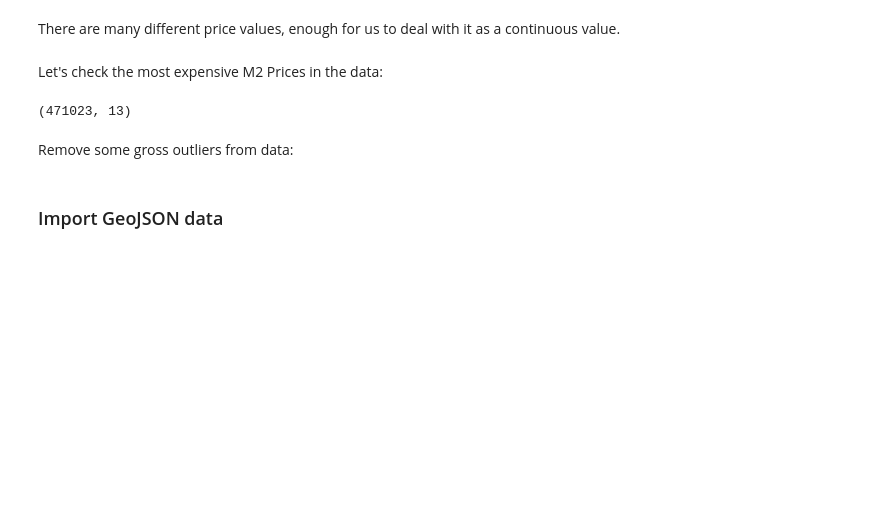
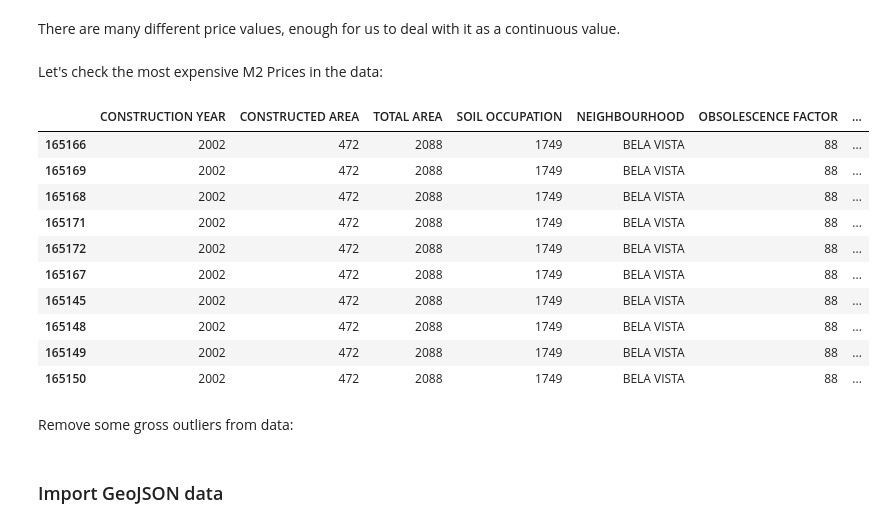
Before and after one commit to guilhermelemmi/landvalue-sp, a Jupyter notebook: FourSquare Land Prices 2.ipynb, the cells around one changed output. Cells and saved outputs as stored; diff of their text form; code cells hidden in the pictures; blank space fills up the shorter version.

```diff
--- a/FourSquare Land Prices 2.ipynb
+++ b/FourSquare Land Prices 2.ipynb
@@ -219,9 +258,18 @@ There are many different price values, enough for us to deal with it as a contin
 Let's check the most expensive M2 Prices in the data:
 # %%
 landvalueDF.sort_values(by ='M2 PRICE', ascending=False).head(10)
-landvalueDF.shape
 # %% [output]
-(471023, 13)
+|  | CONSTRUCTION YEAR | CONSTRUCTED AREA | TOTAL AREA | SOIL OCCUPATION | NEIGHBOURHOOD | OBSOLESCENCE FACTOR | ... |
+| 165166 | 2002 | 472 | 2088 | 1749 | BELA VISTA | 88 | ... |
+| 165169 | 2002 | 472 | 2088 | 1749 | BELA VISTA | 88 | ... |
+| 165168 | 2002 | 472 | 2088 | 1749 | BELA VISTA | 88 | ... |
+| 165171 | 2002 | 472 | 2088 | 1749 | BELA VISTA | 88 | ... |
+| 165172 | 2002 | 472 | 2088 | 1749 | BELA VISTA | 88 | ... |
+| 165167 | 2002 | 472 | 2088 | 1749 | BELA VISTA | 88 | ... |
+| 165145 | 2002 | 472 | 2088 | 1749 | BELA VISTA | 88 | ... |
+| 165148 | 2002 | 472 | 2088 | 1749 | BELA VISTA | 88 | ... |
+| 165149 | 2002 | 472 | 2088 | 1749 | BELA VISTA | 88 | ... |
+| 165150 | 2002 | 472 | 2088 | 1749 | BELA VISTA | 88 | ... |
 # %% [markdown]
 Remove some gross outliers from data:
 # %%
```
Also changed, not shown: parts of 14 cells of this notebook.
